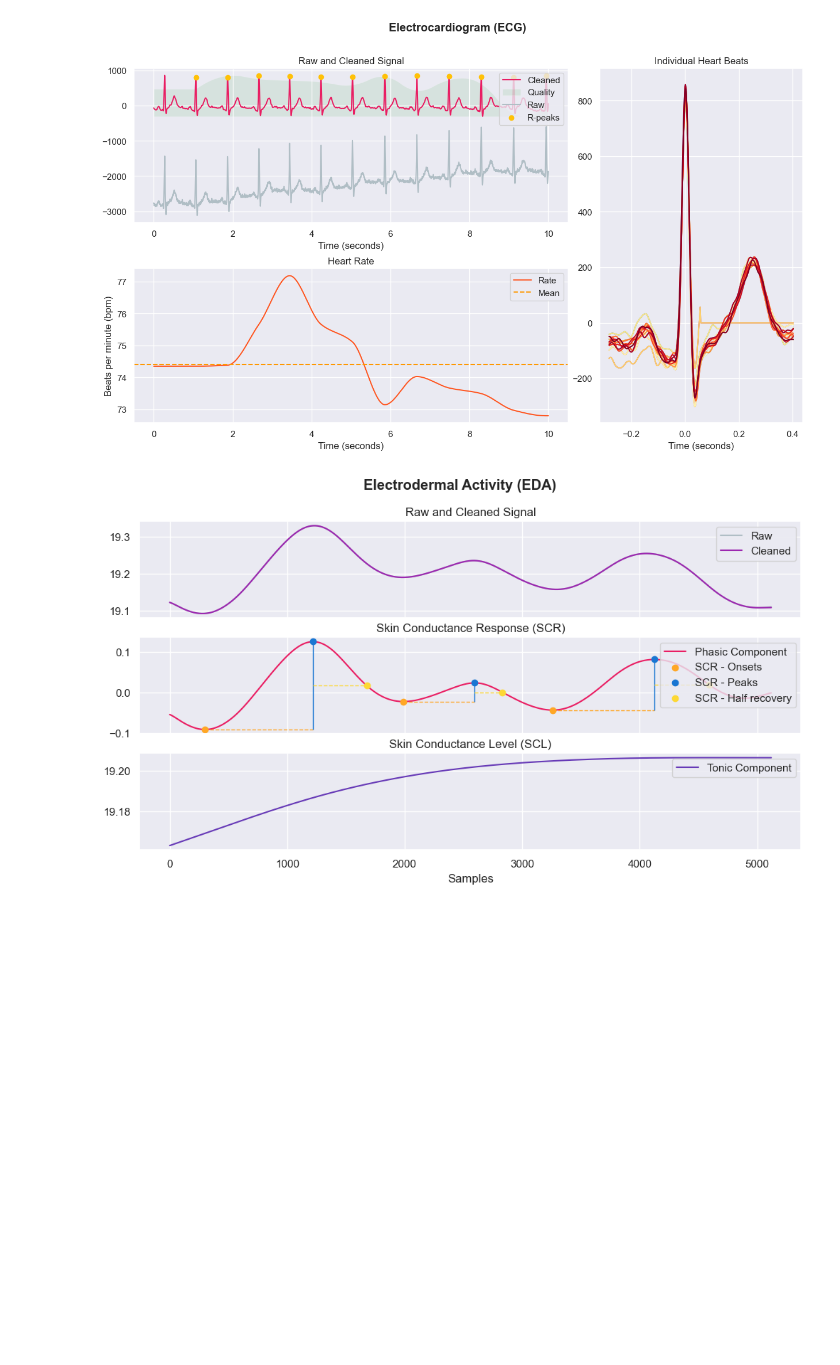
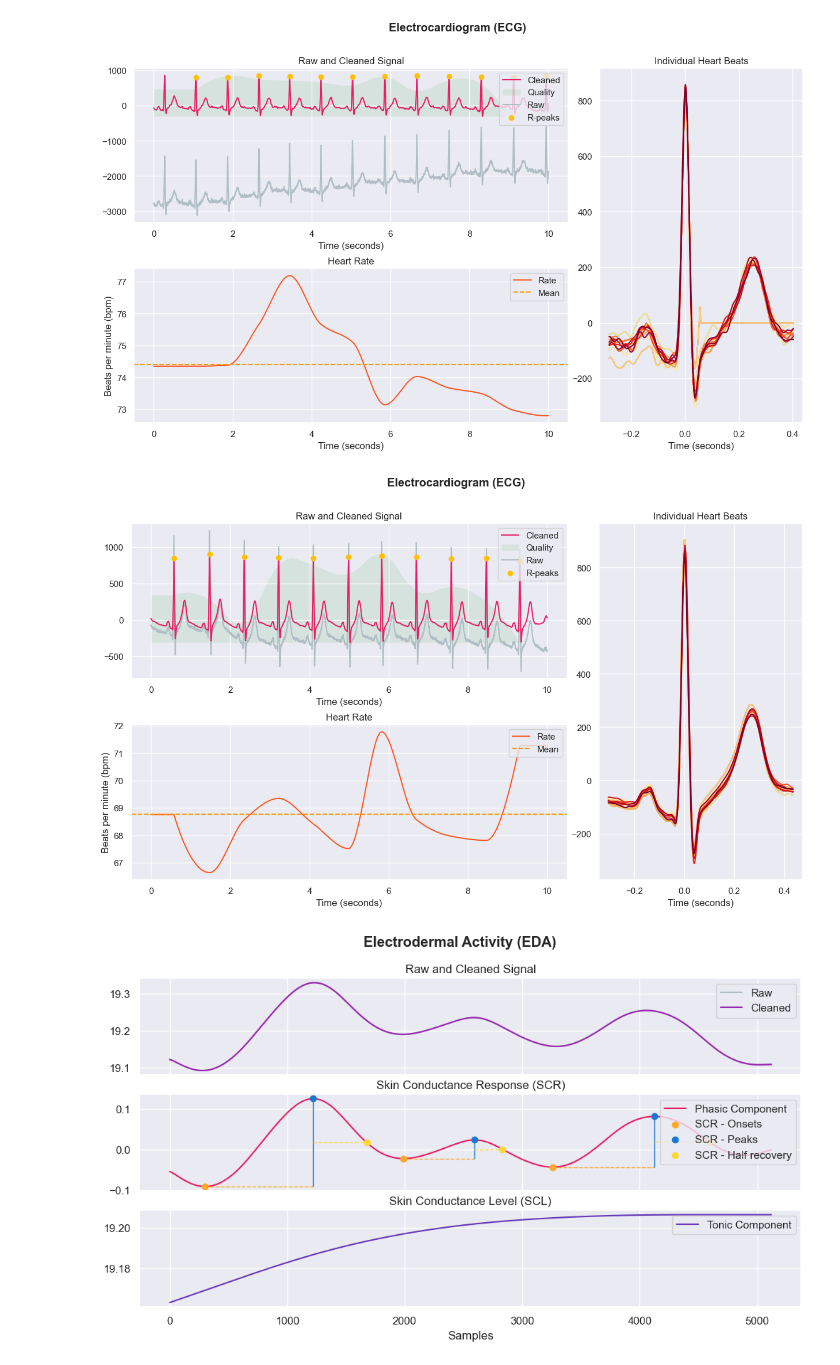
Before and after one commit to sven-knoblauch/PainLevelShiftDetection, a Jupyter notebook: DatasetExploration/intense_dataset.ipynb, the cells around one changed output. Saved outputs shown, nothing was run; the diff lists cells and outputs as text; code cells hidden in the pictures; blank space fills up the shorter version.

```diff
--- a/DatasetExploration/intense_dataset.ipynb
+++ b/DatasetExploration/intense_dataset.ipynb
@@ -30,6 +30,9 @@ sampling_rate=512
 timestamps = data["morphin_timestamps"].flatten()
 start = timestamps[0]
 end = timestamps[0]+10*sampling_rate
+
+#no pain
+delta = 5*60*sampling_rate
 # %%
 ecg_signals, _ = nk.ecg_process(biodata["ecg"][start:end], sampling_rate=sampling_rate)
 nk.ecg_plot(ecg_signals, sampling_rate=sampling_rate, show_type='default')
@@ -38,6 +41,14 @@ fig.set_figheight(8)
 fig.set_figwidth(15)
 # %% [output]
 [figure]
+# %%
+ecg_signals, _ = nk.ecg_process(biodata["ecg"][start+delta:end+delta], sampling_rate=sampling_rate)
+nk.ecg_plot(ecg_signals, sampling_rate=sampling_rate, show_type='default')
+fig = plt.gcf()
+fig.set_figheight(8)
+fig.set_figwidth(15)
+# %% [output]
+[figure, added]
 # %%
 eda_signals, info = nk.eda_process(biodata["eda"][start:end], sampling_rate=sampling_rate)
 nk.eda_plot(eda_signals)
```
Also changed, not shown: parts of 3 cells of this notebook, 17 other files.
